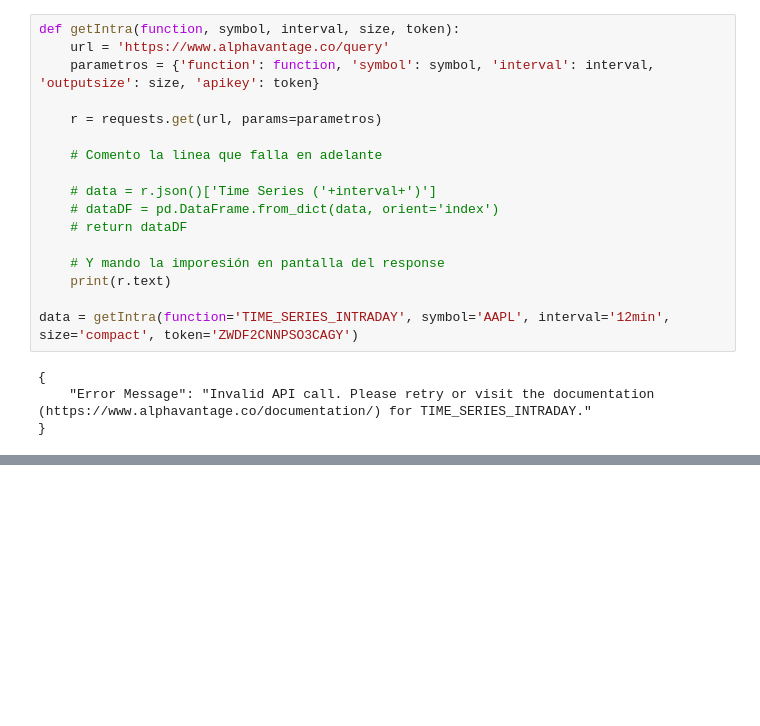
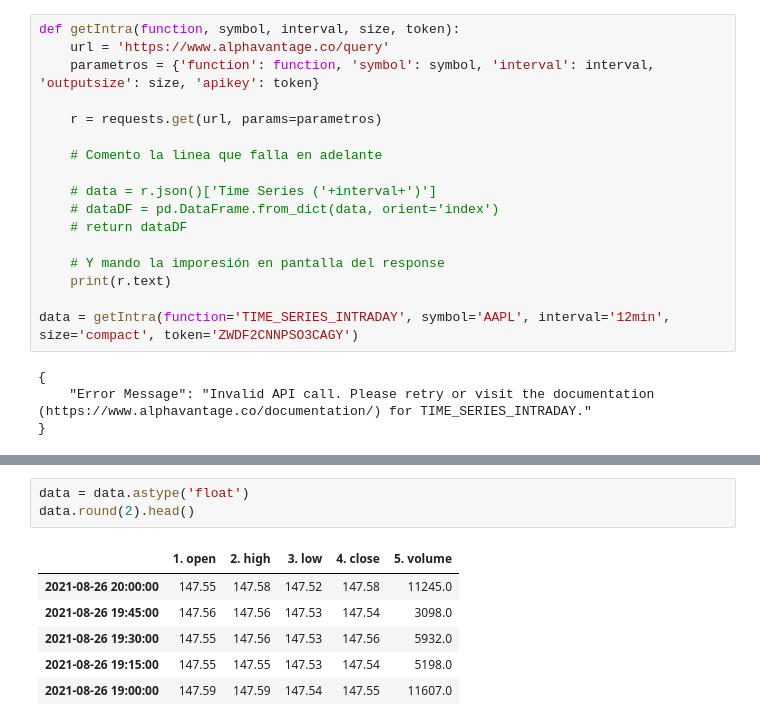
Before and after one commit to tutecode/APIs-Market-Data, a Jupyter notebook: APIs-MarketData.ipynb, the cells around one changed output, grey strips where cells are left out. Saved outputs shown, nothing was run; the diff lists cells and outputs as text; blank space fills up the shorter version.

```diff
--- a/APIs-MarketData.ipynb
+++ b/APIs-MarketData.ipynb
@@ -204,0 +217,10 @@ data.head()
+# %%
+data = data.astype('float')
+data.round(2).head()
+# %% [output]
+|  | 1. open | 2. high | 3. low | 4. close | 5. volume |
+| 2021-08-26 20:00:00 | 147.55 | 147.58 | 147.52 | 147.58 | 11245.0 |
+| 2021-08-26 19:45:00 | 147.56 | 147.56 | 147.53 | 147.54 | 3098.0 |
+| 2021-08-26 19:30:00 | 147.55 | 147.56 | 147.53 | 147.56 | 5932.0 |
+| 2021-08-26 19:15:00 | 147.55 | 147.55 | 147.53 | 147.54 | 5198.0 |
+| 2021-08-26 19:00:00 | 147.59 | 147.59 | 147.54 | 147.55 | 11607.0 |
```
Also changed, not shown: parts of 10 cells of this notebook, 1 other file.
